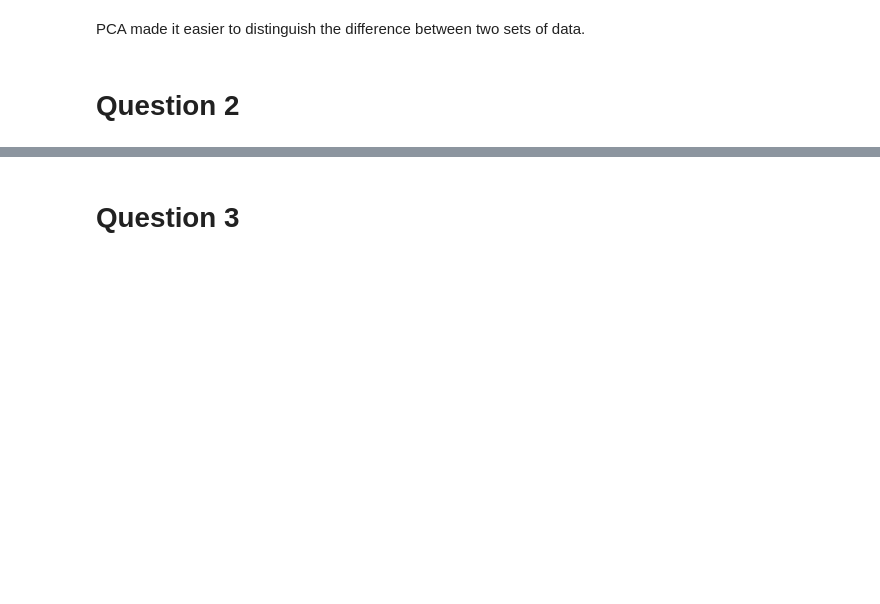
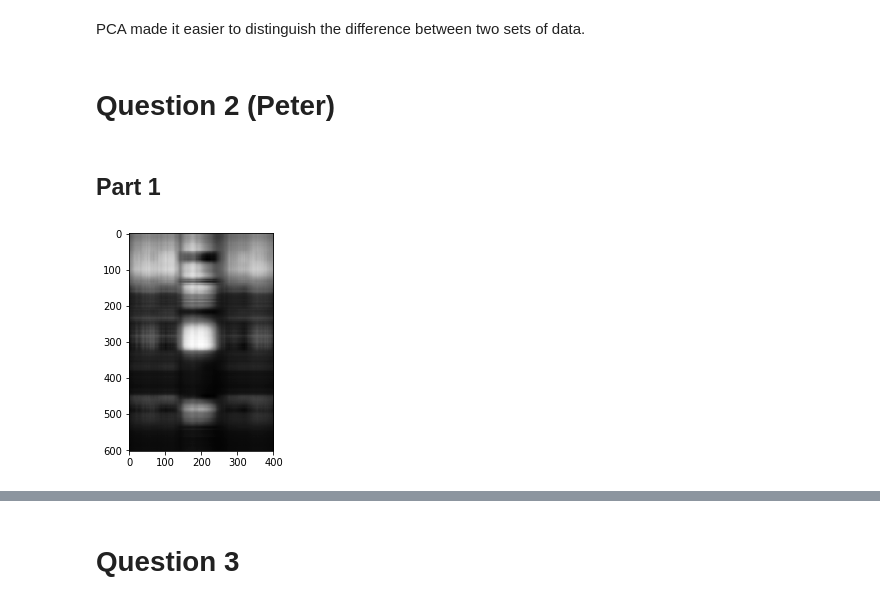
Before and after one commit to irfanhasan/EE379K, a Jupyter notebook: Lab4/Lab4.ipynb, the cells around one changed output, grey strips where cells are left out. Cells and saved outputs as stored; diff of their text form; code cells hidden in the pictures; blank space fills up the shorter version.

```diff
--- a/Lab4/Lab4.ipynb
+++ b/Lab4/Lab4.ipynb
@@ -97,4 +98,26 @@ plt.show()
 # %% [markdown]
 PCA made it easier to distinguish the difference between two sets of data.
 # %% [markdown]
-# Question 2
+# Question 2 (Peter)
+# %% [markdown]
+## Part 1
+# %%
+def rank_approx(n, u, s, v):
+    x = u.shape[0]
+    y = v.shape[0]
+
+    s = np.array(s)
+    s[n:] = 0
+
+    img = np.zeros((x,y))
+    img[:y, :y] = np.diag(s)
+    rank = np.matmul(np.matmul(u, img), v)
+    plt.imshow(rank, cmap='Greys_r')
+    plt.show()
+
+mona = imread('mona_lisa.png', flatten=True)
+u, s, v = np.linalg.svd(mona)
+# %%
+rank_approx(2, u, s, v)
+# %% [output]
+[figure, added]
```
Also changed, not shown: parts of 5 cells of this notebook.
